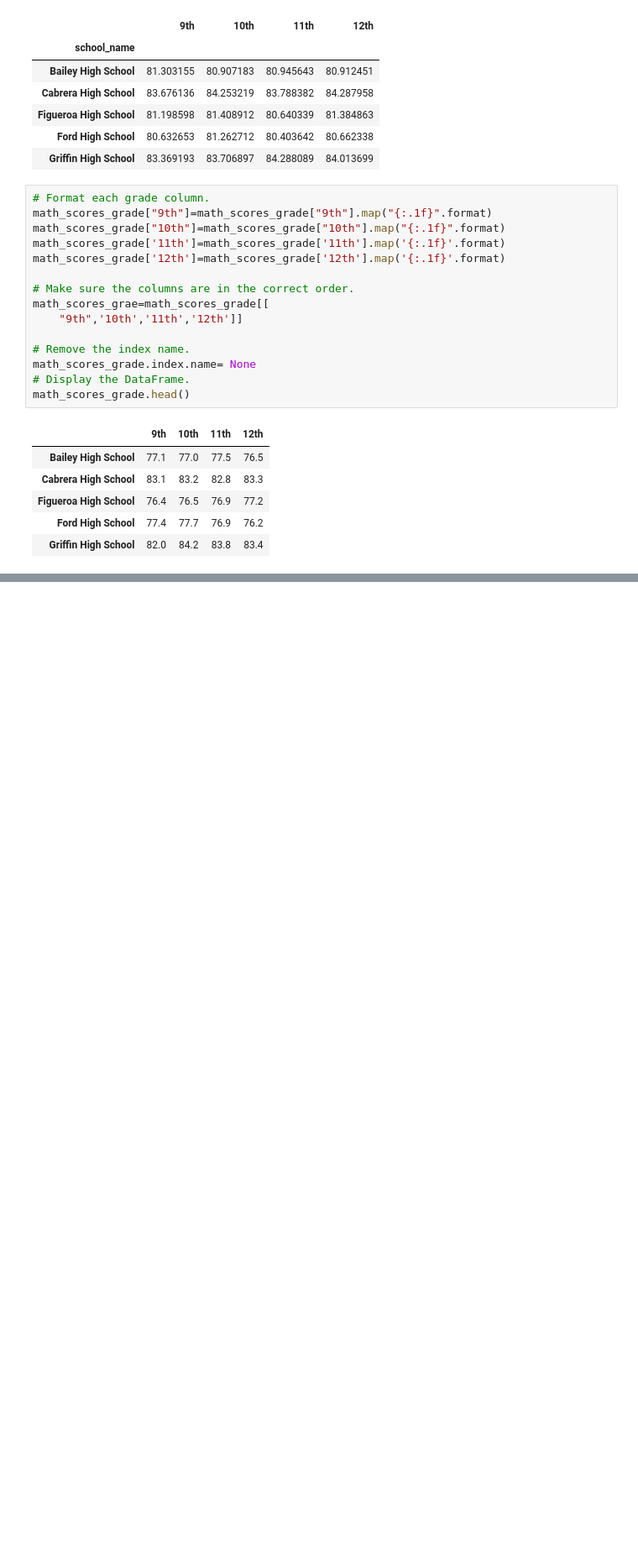
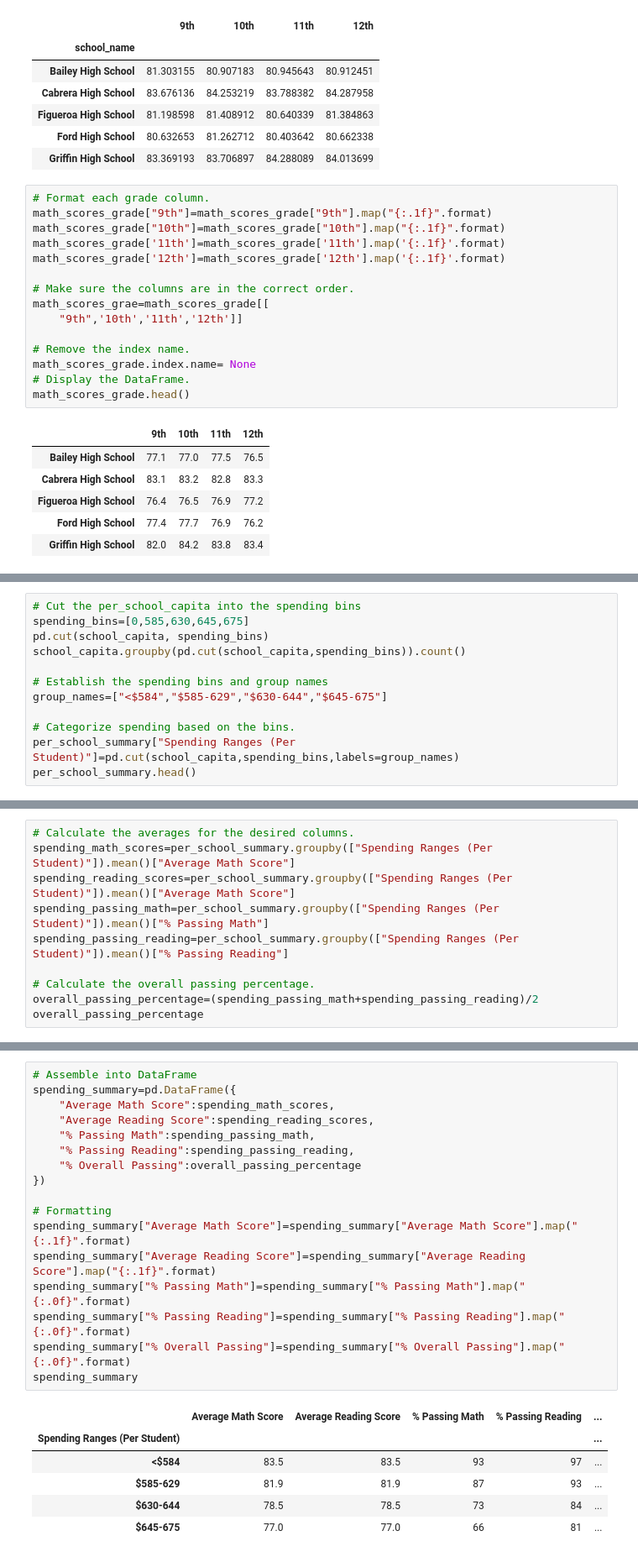
Before and after one commit to chanhodchang/School_District_Analysis, a Jupyter notebook: PyCitySchools.ipynb, the cells around one changed output, grey strips where cells are left out. Shown at 84% size. Drawn from its saved outputs; the diff is of its cells as text; blank space fills up the shorter version.

Commit message:
scores by school spending.

```diff
--- a/PyCitySchools.ipynb
+++ b/PyCitySchools.ipynb
@@ -763,0 +789,12 @@ reading_scores_grade=reading_scores_grade[
+# %%
+# Cut the per_school_capita into the spending bins
+spending_bins=[0,585,630,645,675]
+pd.cut(school_capita, spending_bins)
+school_capita.groupby(pd.cut(school_capita,spending_bins)).count()
+
+# Establish the spending bins and group names
+group_names=["<$584","$585-629","$630-644","$645-675"]
+
+# Categorize spending based on the bins.
+per_school_summary["Spending Ranges (Per Student)"]=pd.cut(school_capita,spending_bins,labels=group_names)
+per_school_summary.head()
@@ -763,0 +808,10 @@ reading_scores_grade=reading_scores_grade[
+# %%
+# Calculate the averages for the desired columns.
+spending_math_scores=per_school_summary.groupby(["Spending Ranges (Per Student)"]).mean()["Average Math Score"]
+spending_reading_scores=per_school_summary.groupby(["Spending Ranges (Per Student)"]).mean()["Average Math Score"]
+spending_passing_math=per_school_summary.groupby(["Spending Ranges (Per Student)"]).mean()["% Passing Math"]
+spending_passing_reading=per_school_summary.groupby(["Spending Ranges (Per Student)"]).mean()["% Passing Reading"]
+
+# Calculate the overall passing percentage.
+overall_passing_percentage=(spending_passing_math+spending_passing_reading)/2
+overall_passing_percentage
@@ -763,0 +825,24 @@ reading_scores_grade=reading_scores_grade[
+# %%
+# Assemble into DataFrame
+spending_summary=pd.DataFrame({
+    "Average Math Score":spending_math_scores,
+    "Average Reading Score":spending_reading_scores,
+    "% Passing Math":spending_passing_math,
+    "% Passing Reading":spending_passing_reading,
+    "% Overall Passing":overall_passing_percentage
+})
+
+# Formatting
+spending_summary["Average Math Score"]=spending_summary["Average Math Score"].map("{:.1f}".format)
+spending_summary["Average Reading Score"]=spending_summary["Average Reading Score"].map("{:.1f}".format)
+spending_summary["% Passing Math"]=spending_summary["% Passing Math"].map("{:.0f}".format)
+spending_summary["% Passing Reading"]=spending_summary["% Passing Reading"].map("{:.0f}".format)
+spending_summary["% Overall Passing"]=spending_summary["% Overall Passing"].map("{:.0f}".format)
+spending_summary
+# %% [output]
+|  | Average Math Score | Average Reading Score | % Passing Math | % Passing Reading | ... |
+| Spending Ranges (Per Student) |  |  |  |  | ... |
+| <$584 | 83.5 | 83.5 | 93 | 97 | ... |
+| $585-629 | 81.9 | 81.9 | 87 | 93 | ... |
+| $630-644 | 78.5 | 78.5 | 73 | 84 | ... |
+| $645-675 | 77.0 | 77.0 | 66 | 81 | ... |
```
Also changed, not shown: parts of 4 cells of this notebook.
